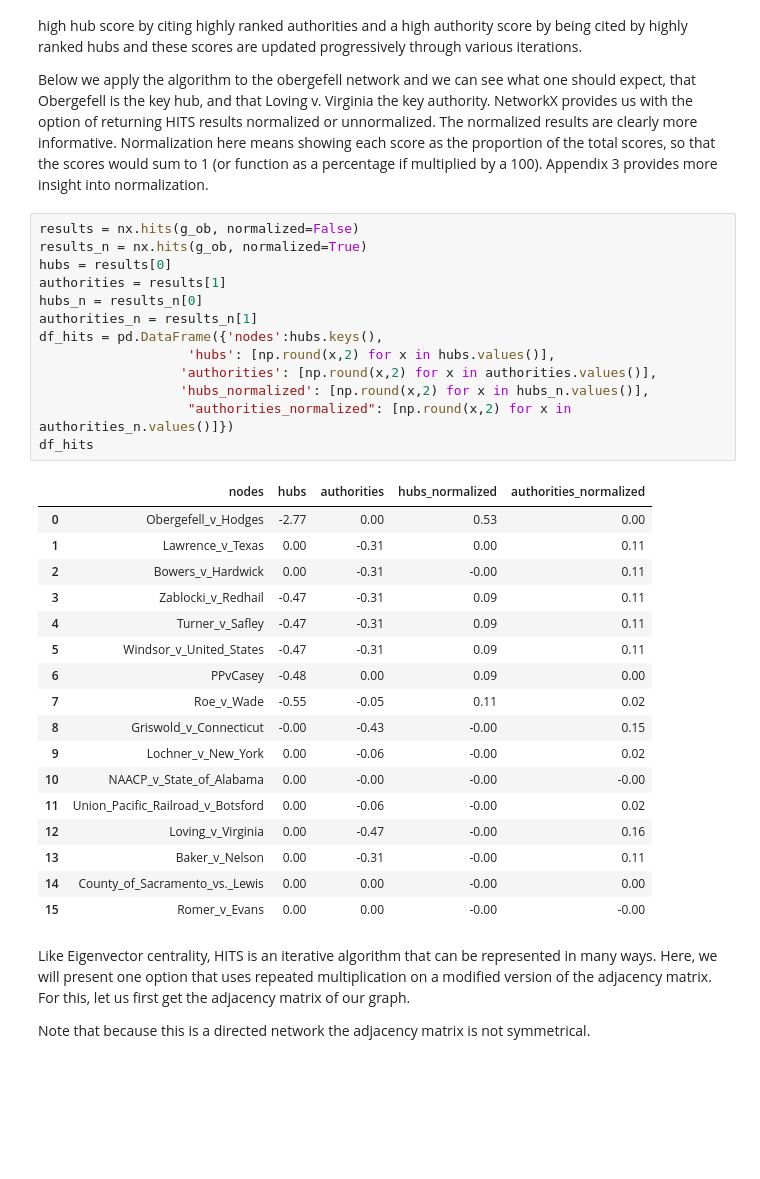
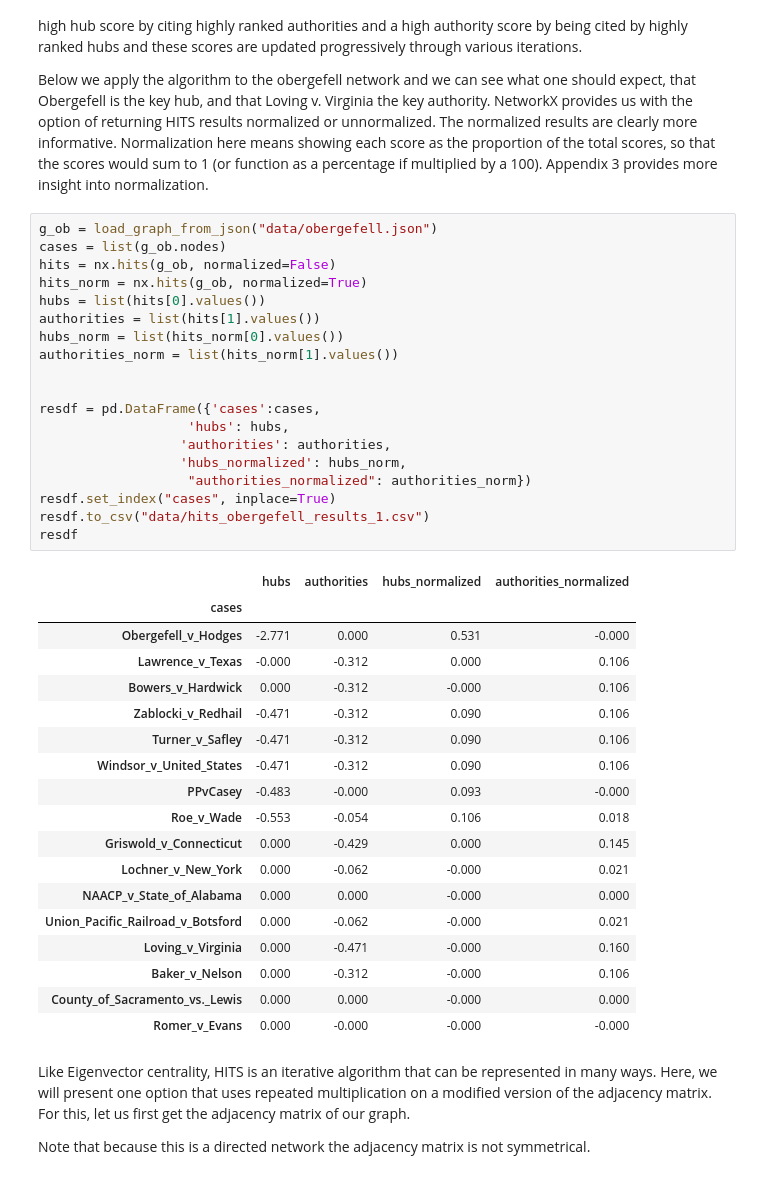
Before and after one commit to maastrichtlawtech/legalnetworkanalysis_textbook, a Jupyter notebook: Chapter_3_Centrality.ipynb, the cells around one changed output. Cells and saved outputs as stored; diff of their text form; blank space fills up the shorter version.

```diff
--- a/Chapter_3_Centrality.ipynb
+++ b/Chapter_3_Centrality.ipynb
@@ -1039,36 +1062,43 @@ So far this may look like in-degree and out-degree. The key difference is that t
 
 Below we apply the algorithm to the obergefell network and we can see what one should expect, that Obergefell is the key hub, and that Loving v. Virginia the key authority. NetworkX provides us with the option of returning HITS results normalized or unnormalized. The normalized results are clearly more informative. Normalization here means showing each score as the proportion of the total scores, so that the scores would sum to 1 (or function as a percentage if multiplied by a 100). Appendix 3 provides more insight into normalization.
 # %%
-results = nx.hits(g_ob, normalized=False)
-results_n = nx.hits(g_ob, normalized=True)
-hubs = results[0]
-authorities = results[1]
-hubs_n = results_n[0]
-authorities_n = results_n[1]
-df_hits = pd.DataFrame({'nodes':hubs.keys(),
-                   'hubs': [np.round(x,2) for x in hubs.values()],
-                  'authorities': [np.round(x,2) for x in authorities.values()],
-                  'hubs_normalized': [np.round(x,2) for x in hubs_n.values()],
-                   "authorities_normalized": [np.round(x,2) for x in authorities_n.values()]})
-df_hits
+g_ob = load_graph_from_json("data/obergefell.json")
+cases = list(g_ob.nodes)
+hits = nx.hits(g_ob, normalized=False)
+hits_norm = nx.hits(g_ob, normalized=True)
+hubs = list(hits[0].values())
+authorities = list(hits[1].values())
+hubs_norm = list(hits_norm[0].values())
+authorities_norm = list(hits_norm[1].values())
+
+
+resdf = pd.DataFrame({'cases':cases,
+                   'hubs': hubs,
+                  'authorities': authorities,
+                  'hubs_normalized': hubs_norm,
+                   "authorities_normalized": authorities_norm})
+resdf.set_index("cases", inplace=True)
+resdf.to_csv("data/hits_obergefell_results_1.csv")
+resdf
 # %% [output]
-|  | nodes | hubs | authorities | hubs_normalized | authorities_normalized |
-| 0 | Obergefell_v_Hodges | -2.77 | 0.00 | 0.53 | 0.00 |
-| 1 | Lawrence_v_Texas | 0.00 | -0.31 | 0.00 | 0.11 |
-| 2 | Bowers_v_Hardwick | 0.00 | -0.31 | -0.00 | 0.11 |
-| 3 | Zablocki_v_Redhail | -0.47 | -0.31 | 0.09 | 0.11 |
-| 4 | Turner_v_Safley | -0.47 | -0.31 | 0.09 | 0.11 |
-| 5 | Windsor_v_United_States | -0.47 | -0.31 | 0.09 | 0.11 |
-| 6 | PPvCasey | -0.48 | 0.00 | 0.09 | 0.00 |
-| 7 | Roe_v_Wade | -0.55 | -0.05 | 0.11 | 0.02 |
-| 8 | Griswold_v_Connecticut | -0.00 | -0.43 | -0.00 | 0.15 |
-| 9 | Lochner_v_New_York | 0.00 | -0.06 | -0.00 | 0.02 |
-| 10 | NAACP_v_State_of_Alabama | 0.00 | -0.00 | -0.00 | -0.00 |
-| 11 | Union_Pacific_Railroad_v_Botsford | 0.00 | -0.06 | -0.00 | 0.02 |
-| 12 | Loving_v_Virginia | 0.00 | -0.47 | -0.00 | 0.16 |
-| 13 | Baker_v_Nelson | 0.00 | -0.31 | -0.00 | 0.11 |
-| 14 | County_of_Sacramento_vs._Lewis | 0.00 | 0.00 | -0.00 | 0.00 |
-| 15 | Romer_v_Evans | 0.00 | 0.00 | -0.00 | -0.00 |
+|  | hubs | authorities | hubs_normalized | authorities_normalized |
+| cases |  |  |  |  |
+| Obergefell_v_Hodges | -2.771 | 0.000 | 0.531 | -0.000 |
+| Lawrence_v_Texas | -0.000 | -0.312 | 0.000 | 0.106 |
+| Bowers_v_Hardwick | 0.000 | -0.312 | -0.000 | 0.106 |
+| Zablocki_v_Redhail | -0.471 | -0.312 | 0.090 | 0.106 |
+| Turner_v_Safley | -0.471 | -0.312 | 0.090 | 0.106 |
+| Windsor_v_United_States | -0.471 | -0.312 | 0.090 | 0.106 |
+| PPvCasey | -0.483 | -0.000 | 0.093 | -0.000 |
+| Roe_v_Wade | -0.553 | -0.054 | 0.106 | 0.018 |
+| Griswold_v_Connecticut | 0.000 | -0.429 | 0.000 | 0.145 |
+| Lochner_v_New_York | 0.000 | -0.062 | -0.000 | 0.021 |
+| NAACP_v_State_of_Alabama | 0.000 | 0.000 | -0.000 | 0.000 |
+| Union_Pacific_Railroad_v_Botsford | 0.000 | -0.062 | -0.000 | 0.021 |
+| Loving_v_Virginia | 0.000 | -0.471 | -0.000 | 0.160 |
+| Baker_v_Nelson | 0.000 | -0.312 | -0.000 | 0.106 |
+| County_of_Sacramento_vs._Lewis | 0.000 | 0.000 | -0.000 | 0.000 |
+| Romer_v_Evans | 0.000 | -0.000 | -0.000 | -0.000 |
 # %% [markdown]
 Like Eigenvector centrality, HITS is an iterative algorithm that can be represented in many ways. Here, we will present one option that uses repeated multiplication on a modified version of the adjacency matrix. For this, let us first get the adjacency matrix of our graph.
 
```
Also changed, not shown: parts of 37 cells of this notebook, 5 other files.
